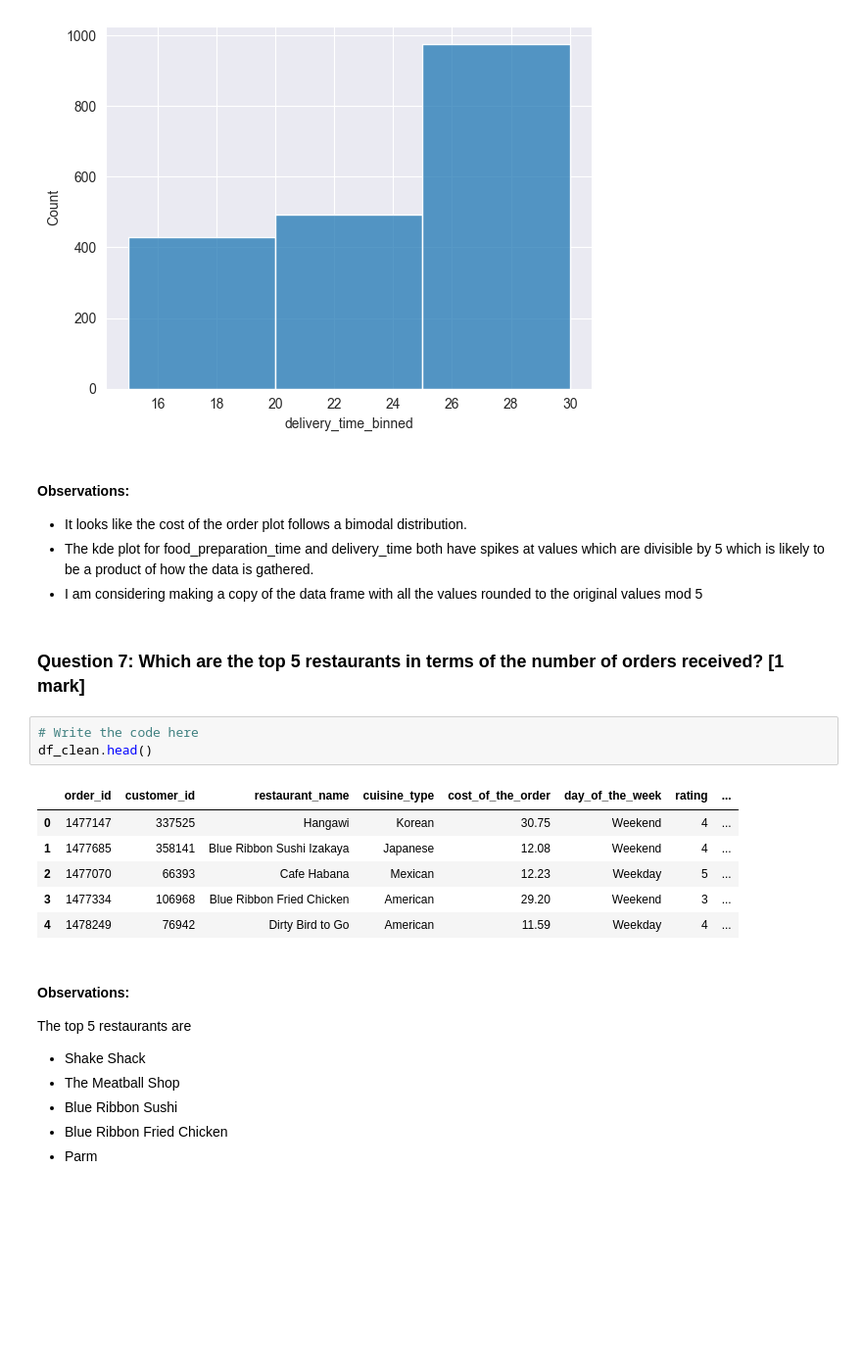
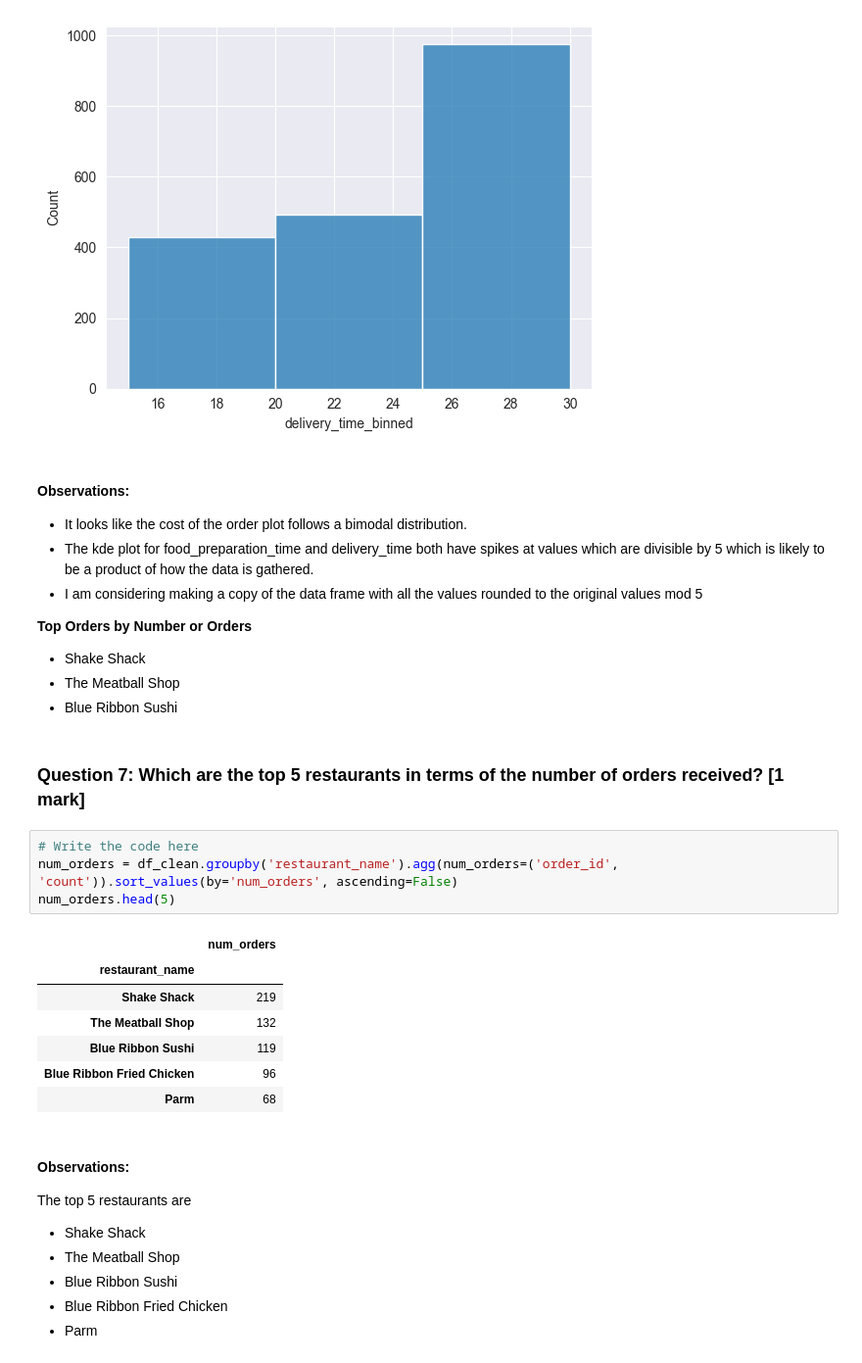
Before and after one commit to DanielLevenstein/FoodHub_UT_ML_Project1, a Jupyter notebook: FoodHubDataAnalysis.ipynb, the cells around one changed output. Shown at 98% size. Saved outputs shown, nothing was run; the diff lists cells and outputs as text; blank space fills up the shorter version.

```diff
--- a/FoodHubDataAnalysis.ipynb
+++ b/FoodHubDataAnalysis.ipynb
@@ -283,18 +287,25 @@ sns.histplot(df_binned, x='delivery_time_binned', binwidth=5);
 * It looks like the cost of the order plot follows a bimodal distribution.
 * The kde plot for food_preparation_time and delivery_time both have spikes at values which are divisible by 5 which is likely to be a product of how the data is gathered.
 * I am considering making a copy of the data frame with all the values rounded to the original values mod 5
+
+**Top Orders by Number or Orders**
+* Shake Shack
+* The Meatball Shop
+* Blue Ribbon Sushi
 # %% [markdown]
 ### **Question 7**: Which are the top 5 restaurants in terms of the number of orders received? [1 mark]
 # %%
 # Write the code here
-df_clean.head()
+num_orders = df_clean.groupby('restaurant_name').agg(num_orders=('order_id', 'count')).sort_values(by='num_orders', ascending=False)
+num_orders.head(5)
 # %% [output]
-|  | order_id | customer_id | restaurant_name | cuisine_type | cost_of_the_order | day_of_the_week | rating | ... |
-| 0 | 1477147 | 337525 | Hangawi | Korean | 30.75 | Weekend | 4 | ... |
-| 1 | 1477685 | 358141 | Blue Ribbon Sushi Izakaya | Japanese | 12.08 | Weekend | 4 | ... |
-| 2 | 1477070 | 66393 | Cafe Habana | Mexican | 12.23 | Weekday | 5 | ... |
-| 3 | 1477334 | 106968 | Blue Ribbon Fried Chicken | American | 29.20 | Weekend | 3 | ... |
-| 4 | 1478249 | 76942 | Dirty Bird to Go | American | 11.59 | Weekday | 4 | ... |
+|  | num_orders |
+| restaurant_name |  |
+| Shake Shack | 219 |
+| The Meatball Shop | 132 |
+| Blue Ribbon Sushi | 119 |
+| Blue Ribbon Fried Chicken | 96 |
+| Parm | 68 |
 # %% [markdown]
 #### Observations:
 The top 5 restaurants are
```
Also changed, not shown: parts of 27 cells of this notebook, 3 other files.
